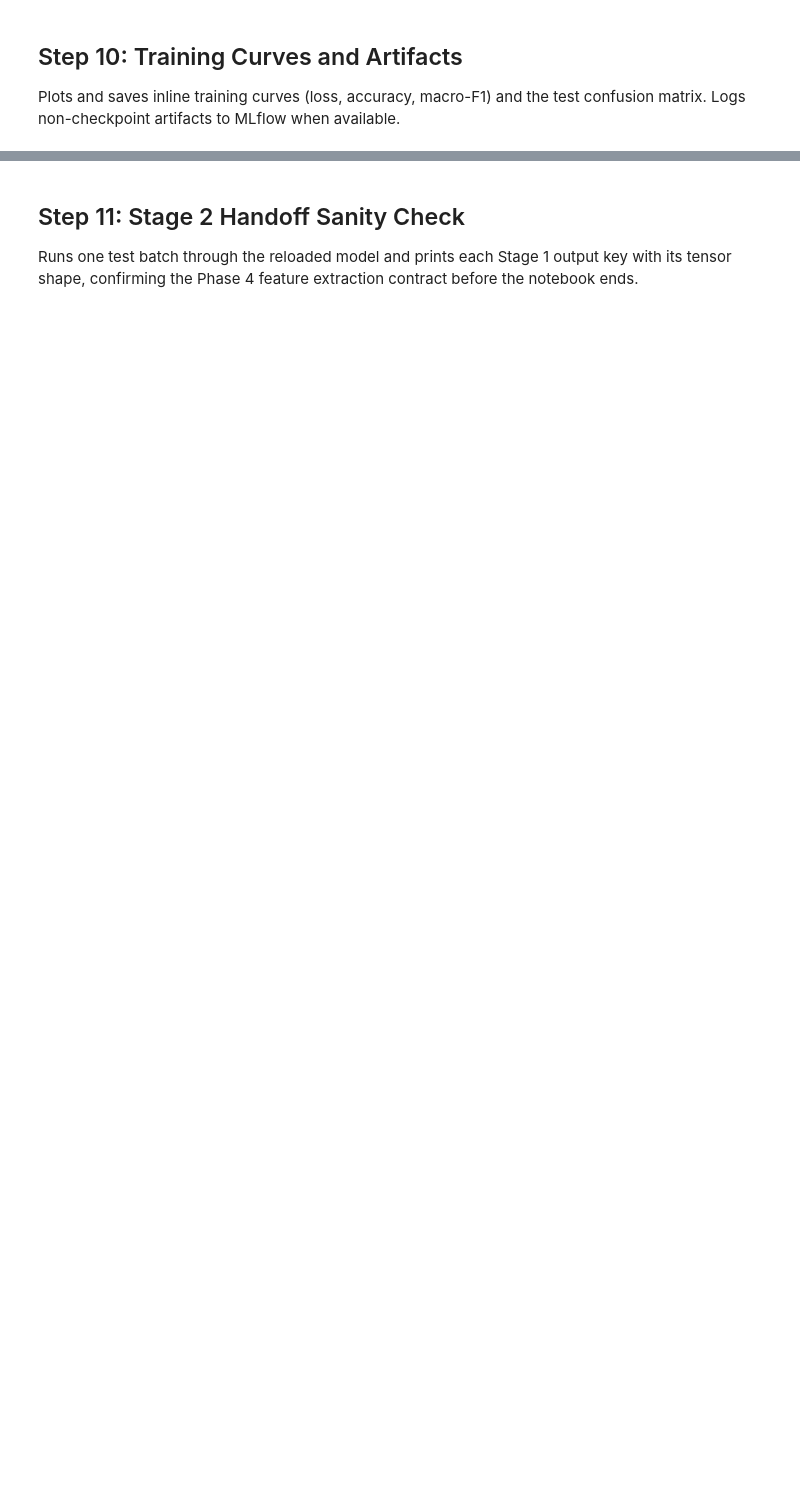
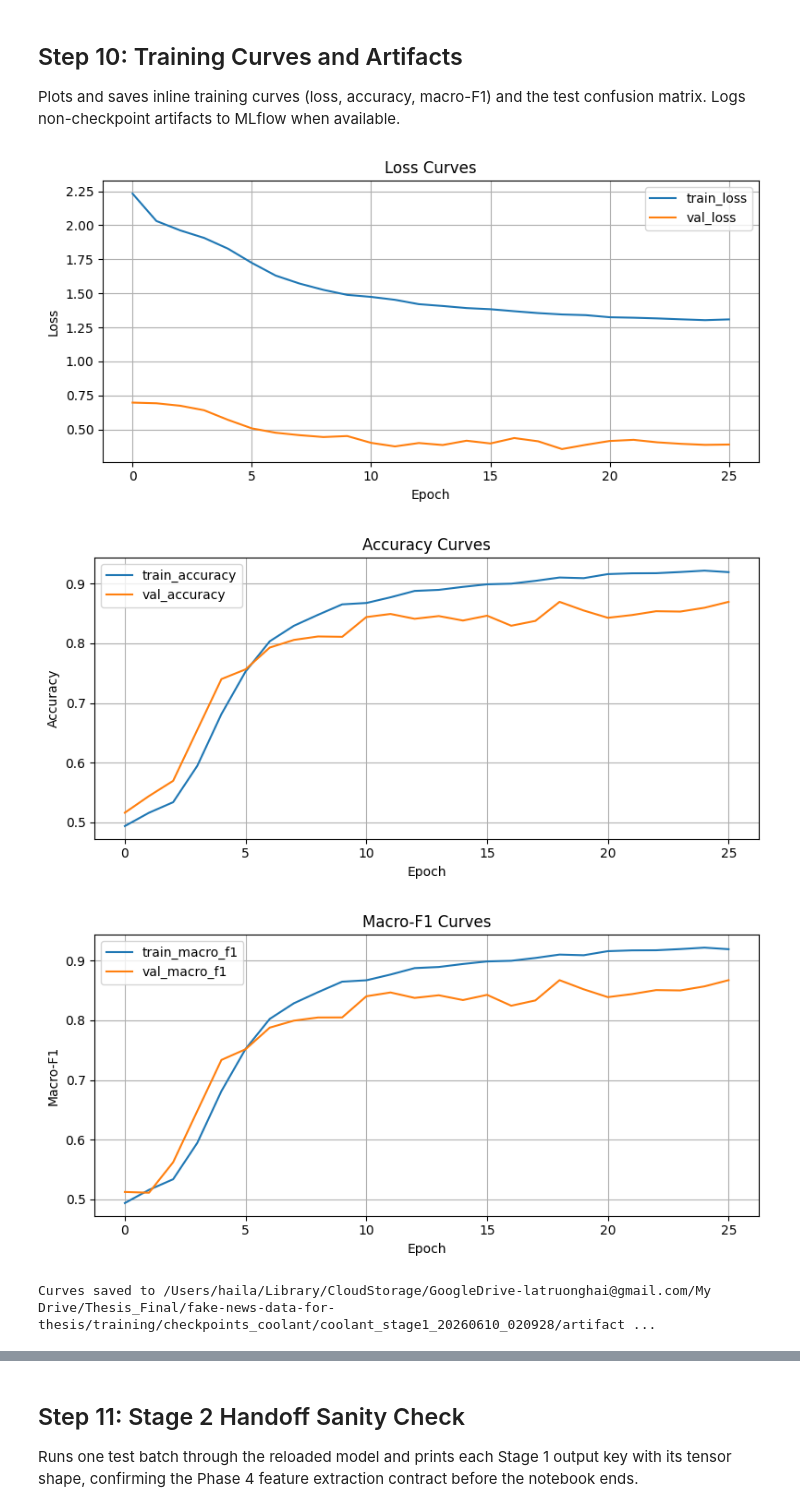
Before and after one commit to ltruonghai257/fake-new-detection, a Jupyter notebook: notebooks/pipeline/03_coolant_training.ipynb, the cells around one changed output, grey strips where cells are left out. Saved outputs shown, nothing was run; the diff lists cells and outputs as text; code cells hidden in the pictures; blank space fills up the shorter version.

Commit message:
fix: visualize the train model

```diff
--- a/notebooks/pipeline/03_coolant_training.ipynb
+++ b/notebooks/pipeline/03_coolant_training.ipynb
@@ -1003,12 +1198,14 @@ def load_best_model_for_eval(best_checkpoint_path, config, device):
     fresh_model.load_state_dict(checkpoint["model_state_dict"])
     fresh_model.eval()
     meta = {
-        "epoch":             checkpoint.get("epoch"),
-        "metrics":           checkpoint.get("metrics"),
-        "config_hash":       checkpoint.get("config_hash"),
+        "epoch": checkpoint.get("epoch"),
+        "metrics": checkpoint.get("metrics"),
+        "config_hash": checkpoint.get("config_hash"),
         "freeze_for_stage2": checkpoint.get("freeze_for_stage2"),
     }
-    print(f"Reloaded best checkpoint (epoch={meta['epoch']}, freeze_for_stage2={meta['freeze_for_stage2']})")
+    print(
+        f"Reloaded best checkpoint (epoch={meta['epoch']}, freeze_for_stage2={meta['freeze_for_stage2']})"
+    )
     return fresh_model, meta
 
 
@@ -1020,8 +1217,8 @@ test_metrics = evaluate(eval_model, loaders["test"], DEVICE, CONFIG, "test")
 
 # Save test report
 test_report = {
-    "best_epoch":        best_meta["epoch"],
-    "selection_metric":  "val_accuracy",
+    "best_epoch": best_meta["epoch"],
+    "selection_metric": "val_accuracy",
     "best_val_accuracy": best_val_acc,
     "best_val_macro_f1": best_val_f1,
     **test_metrics,
@@ -1048,8 +1264,11 @@ def plot_training_curves(history, artifact_dir):
     fig, ax = plt.subplots(figsize=(8, 4))
     ax.plot(epochs, [r["train_loss"] for r in history], label="train_loss")
     ax.plot(epochs, [r["val_loss"] for r in history], label="val_loss")
-    ax.set_xlabel("Epoch"); ax.set_ylabel("Loss")
-    ax.set_title("Loss Curves"); ax.legend(); ax.grid(True)
+    ax.set_xlabel("Epoch")
+    ax.set_ylabel("Loss")
+    ax.set_title("Loss Curves")
+    ax.legend()
+    ax.grid(True)
     plt.tight_layout()
     plt.savefig(artifact_dir / "loss_curves.png", dpi=120)
     plt.show()
@@ -1058,8 +1277,11 @@ def plot_training_curves(history, artifact_dir):
     fig, ax = plt.subplots(figsize=(8, 4))
     ax.plot(epochs, [r["train_accuracy"] for r in history], label="train_accuracy")
     ax.plot(epochs, [r["val_accuracy"] for r in history], label="val_accuracy")
-    ax.set_xlabel("Epoch"); ax.set_ylabel("Accuracy")
-    ax.set_title("Accuracy Curves"); ax.legend(); ax.grid(True)
+    ax.set_xlabel("Epoch")
+    ax.set_ylabel("Accuracy")
+    ax.set_title("Accuracy Curves")
+    ax.legend()
+    ax.grid(True)
     plt.tight_layout()
     plt.savefig(artifact_dir / "accuracy_curves.png", dpi=120)
     plt.show()
@@ -1068,45 +1290,65 @@ def plot_training_curves(history, artifact_dir):
     fig, ax = plt.subplots(figsize=(8, 4))
     ax.plot(epochs, [r["train_macro_f1"] for r in history], label="train_macro_f1")
     ax.plot(epochs, [r["val_macro_f1"] for r in history], label="val_macro_f1")
-    ax.set_xlabel("Epoch"); ax.set_ylabel("Macro-F1")
-    ax.set_title("Macro-F1 Curves"); ax.legend(); ax.grid(True)
+    ax.set_xlabel("Epoch")
+    ax.set_ylabel("Macro-F1")
+    ax.set_title("Macro-F1 Curves")
+    ax.legend()
+    ax.grid(True)
     plt.tight_layout()
     plt.savefig(artifact_dir / "macro_f1_curves.png", dpi=120)
     plt.show()
     plt.close()
 
 
 def plot_confusion_matrix(confusion_matrix_data, artifact_dir):
     """Plot and save the test confusion matrix heatmap."""
     fig, ax = plt.subplots(figsize=(5, 4))
     cm_arr = np.array(confusion_matrix_data)
-    sns.heatmap(cm_arr, annot=True, fmt="d", cmap="Blues",
-                xticklabels=["Real (0)", "Fake (1)"],
-                yticklabels=["Real (0)", "Fake (1)"], ax=ax)
-    ax.set_xlabel("Predicted"); ax.set_ylabel("Actual")
+    sns.heatmap(
+        cm_arr,
+        annot=True,
+        fmt="d",
+        cmap="Blues",
+        xticklabels=["Real (0)", "Fake (1)"],
+        yticklabels=["Real (0)", "Fake (1)"],
+        ax=ax,
+    )
+    ax.set_xlabel("Predicted")
+    ax.set_ylabel("Actual")
     ax.set_title("Test Confusion Matrix")
     plt.tight_layout()
     plt.savefig(artifact_dir / "test_confusion_matrix.png", dpi=120)
     plt.show()
     plt.close()
 
 
 if history:
     plot_training_curves(history, artifact_dir)
     print(f"Curves saved to {artifact_dir}")
 
 if test_metrics.get("confusion_matrix"):
     plot_confusion_matrix(test_metrics["confusion_matrix"], artifact_dir)
 
 # Log artifacts to MLflow
 if mlflow_enabled:
     try:
-        for _art_file in ["training_history.json", "training_history.csv",
-                          "test_report.json", "loss_curves.png",
-                          "accuracy_curves.png", "macro_f1_curves.png",
-                          "test_confusion_matrix.png"]:
+        for _art_file in [
+            "training_history.json",
+            "training_history.csv",
+            "test_report.json",
+            "loss_curves.png",
+            "accuracy_curves.png",
+            "macro_f1_curves.png",
+            "test_confusion_matrix.png",
+        ]:
             _p = artifact_dir / _art_file
             if _p.exists():
                 mlflow.log_artifact(str(_p))
     except Exception as _e:
         print(f"MLflow artifact logging failed (non-fatal): {_e}")
+# %% [output]
+[figure, added]
+[figure, added]
+[figure, added]
+Curves saved to /Users/haila/Library/CloudStorage/GoogleDrive-latruonghai@gmail.com/My Drive/Thesis_Final/fake-news-data-for-thesis/training/checkpoints_coolant/coolant_stage1_20260610_020928/artifact ...
```
Also changed, not shown: parts of 17 cells of this notebook, 6 other files.
